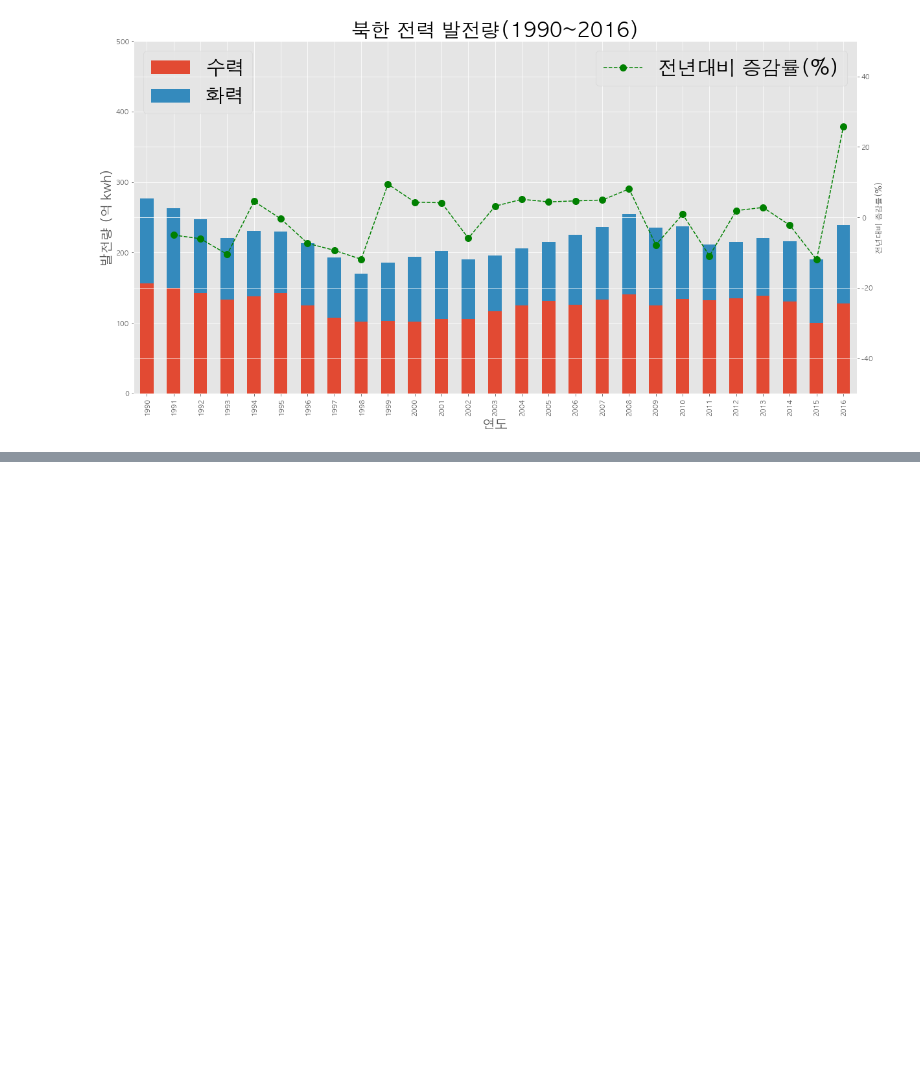
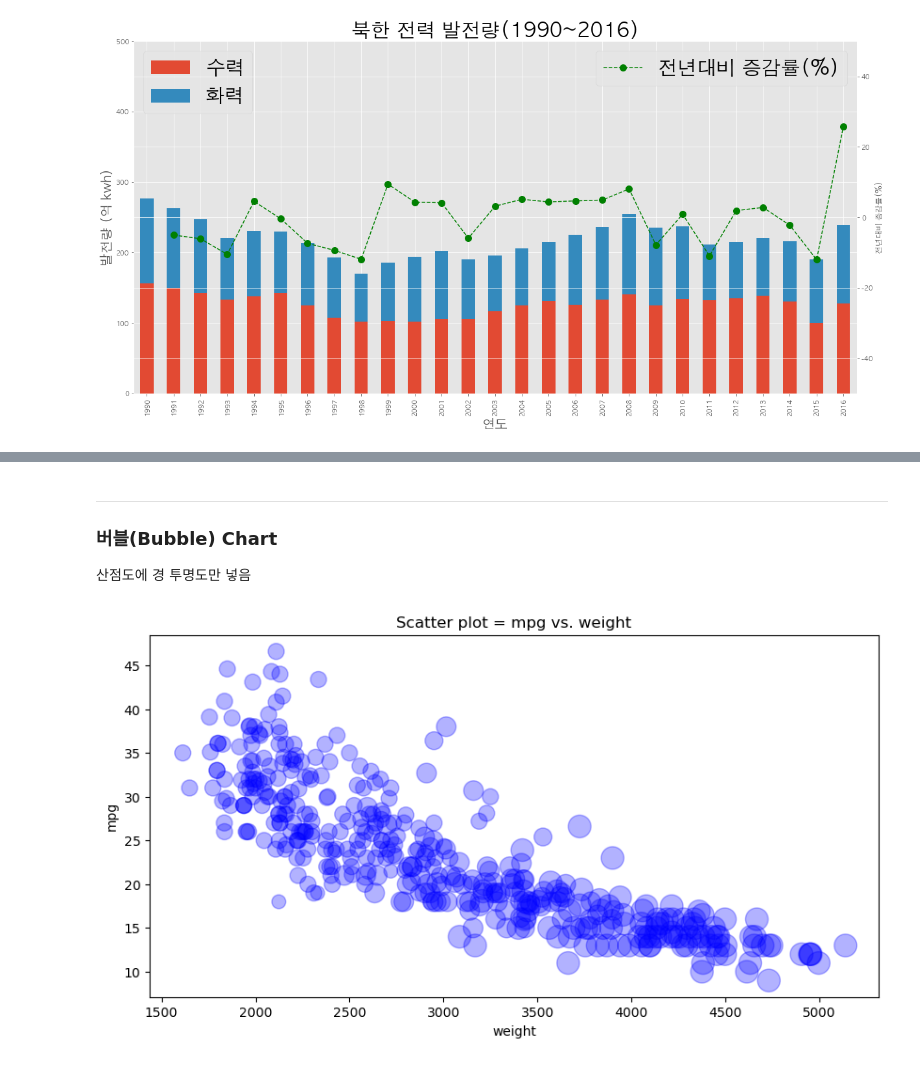
Before and after one commit to bjKim2/python_tj, a Jupyter notebook: 3.DataAnalysis/Note/09.시각화도구.ipynb, the cells around one changed output, grey strips where cells are left out. Cells and saved outputs as stored; diff of their text form; code cells hidden in the pictures; blank space fills up the shorter version.

```diff
--- a/3.DataAnalysis/Note/09.시각화도구.ipynb
+++ b/3.DataAnalysis/Note/09.시각화도구.ipynb
@@ -155,0 +266,19 @@ plt.show()
+# %% [markdown]
+---
+### 버블(Bubble) Chart
+산점도에 경 투명도만 넣음
+# %%
+# 연비(mpg)와 차중(weight) 열에 대한 산점도 그리기
+df.plot(
+    kind = 'scatter',
+    x = 'weight',
+    y = 'mpg',
+    c = 'blue', # c 는 color, 바 플랏은 c로 적으면 안됨
+    s = cylinder_size, # s 는 점의 크기,
+    alpha = 0.3,
+    figsize = (10,5)
+)
+plt.title('Scatter plot = mpg vs. weight')
+plt.show()
+# %% [output]
+[figure, added]
```
Also changed, not shown: parts of 27 cells of this notebook, 12 other files.
